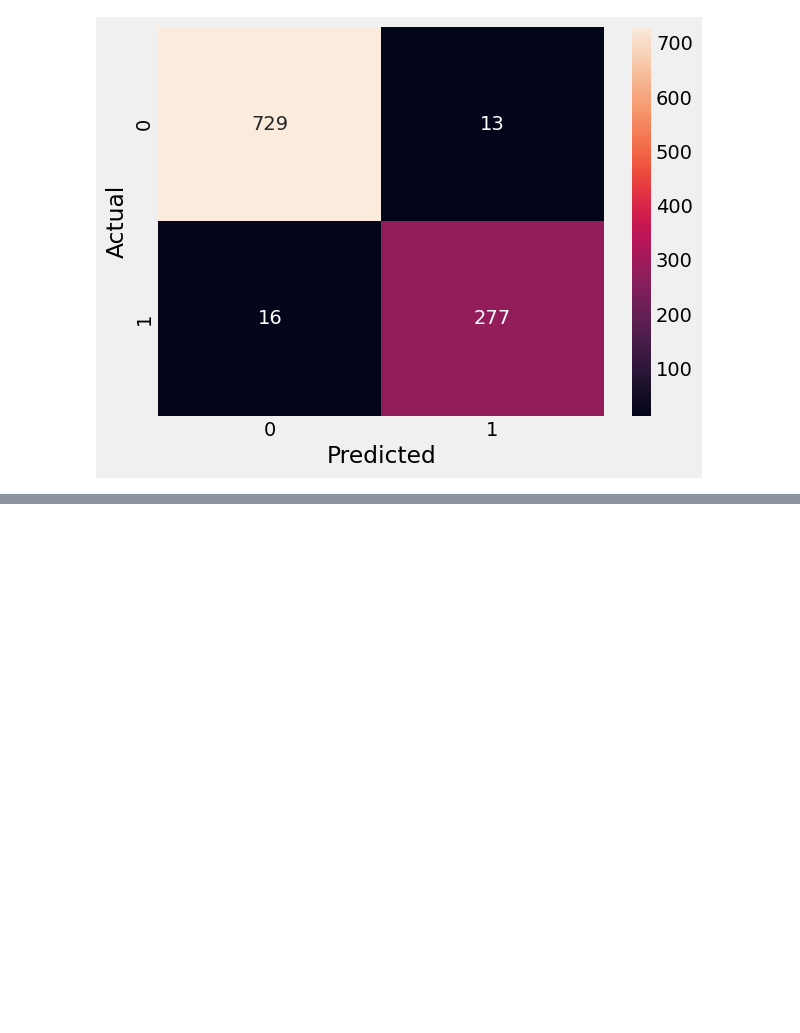
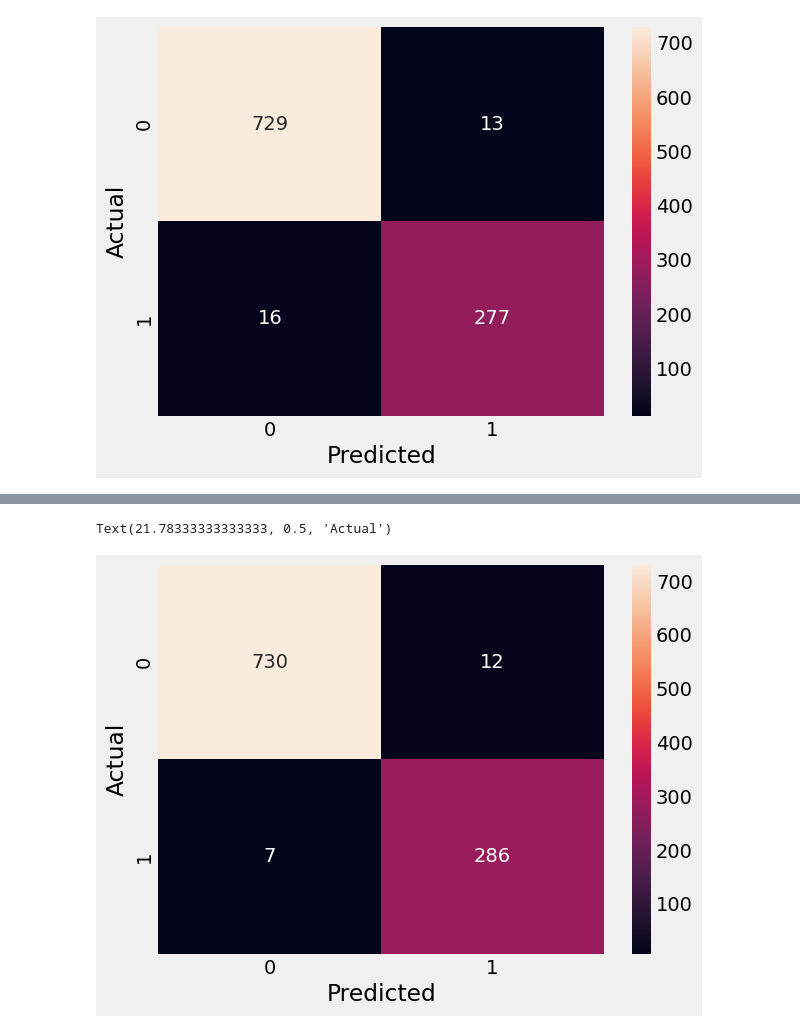
Before and after one commit to AmmarAlzureiqi/Email-Spam-Filter, a Jupyter notebook: Email-Spam.ipynb, the cells around one changed output, grey strips where cells are left out. Cells and saved outputs as stored; diff of their text form; code cells hidden in the pictures; blank space fills up the shorter version.

```diff
--- a/Email-Spam.ipynb
+++ b/Email-Spam.ipynb
@@ -129,0 +138,16 @@ Text(21.78333333333333, 0.5, 'Actual')
+# %%
+model = Sequential()
+model.add(Embedding(input_dim=len(tokenizer.word_index)+1, output_dim=64, input_length=max_seq_length))
+model.add(GlobalAveragePooling1D())
+model.add(Dense(128, activation='relu'))
+model.add(Dense(1, activation='sigmoid'))
+
+model.compile(loss='binary_crossentropy', optimizer='adam', metrics=['accuracy'])
+
+callback = tf.keras.callbacks.EarlyStopping(
+    monitor='loss',
+    patience=3
+)
+
+model.fit(X_train_pad, y_train, validation_data=(X_test_pad, y_test), epochs=100,
+          batch_size=16, callbacks=[callback], verbose=0)
@@ -129,0 +164,3 @@ Text(21.78333333333333, 0.5, 'Actual')
+# %%
+y_pred_prob = model.predict(X_test_pad)
+y_pred = np.round(y_pred_prob).astype(int)
@@ -129,0 +186,8 @@ Text(21.78333333333333, 0.5, 'Actual')
+# %%
+cm = confusion_matrix(y_test,y_pred)
+sns.heatmap(cm, annot = True, fmt = 'd')
+plt.xlabel('Predicted')
+plt.ylabel('Actual')
+# %% [output]
+Text(21.78333333333333, 0.5, 'Actual')
+[figure, added]
```
Also changed, not shown: parts of 8 cells of this notebook.
